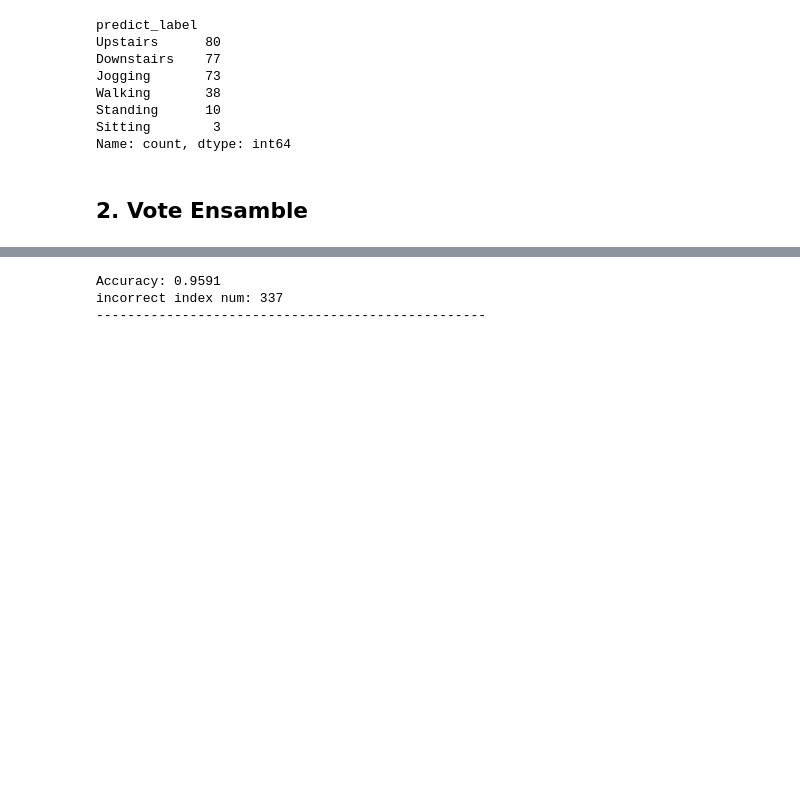
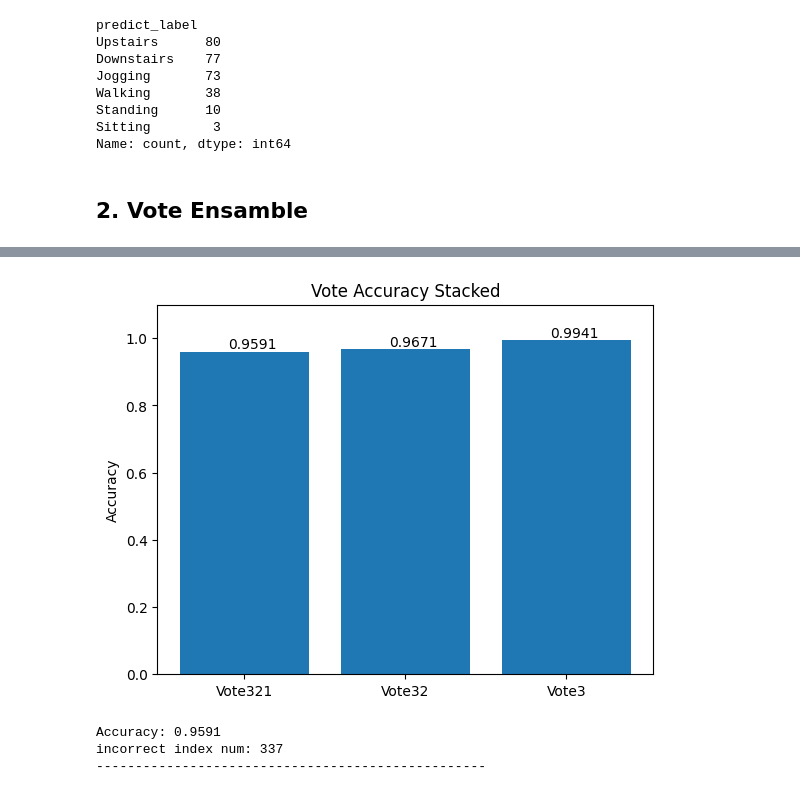
Before and after one commit to rakawanegan/humanactivityrecognition_portfolio, a Jupyter notebook: result/error_bar/analysis.ipynb, the cells around one changed output, grey strips where cells are left out. Cells and saved outputs as stored; diff of their text form; code cells hidden in the pictures; blank space fills up the shorter version.

```diff
--- a/result/error_bar/analysis.ipynb
+++ b/result/error_bar/analysis.ipynb
@@ -315,3 +384,20 @@ ensamble2_df.head()
+# %%
+vote_321 = pd.concat([vote_3, vote_2, vote_1], axis=0).reset_index()
+vote_32 = pd.concat([vote_3, vote_2], axis=0).reset_index()
+
+vote_321_acc = calc_accuracy(vote_321)
+vote_32_acc = calc_accuracy(vote_32)
+plt.bar(["Vote321", "Vote32", "Vote3"], [vote_321_acc, vote_32_acc, vote3_acc])
+plt.text(-0.1, vote_321_acc+0.01, f'{vote_321_acc:.4f}')
+plt.text(0.9, vote_32_acc+0.01, f'{vote_32_acc:.4f}')
+plt.text(1.9, vote3_acc+0.01, f'{vote3_acc:.4f}')
+plt.title('Vote Accuracy Stacked')
+plt.ylabel('Accuracy')
+plt.ylim(0,1.1)
+plt.savefig('assets/vote-ensamble-accuracy-stacked.png')
+plt.show()
+# %% [output]
+[figure, added]
 # %%
 print(f'Accuracy: {calc_accuracy(ensamble2_df):.4f}')
 print(f'incorrect index num: {len(ensamble2_df.loc[ensamble2_df.true_label!=ensamble2_df.predict_label])}')
```
Also changed, not shown: parts of 32 cells of this notebook, 2 other files.
